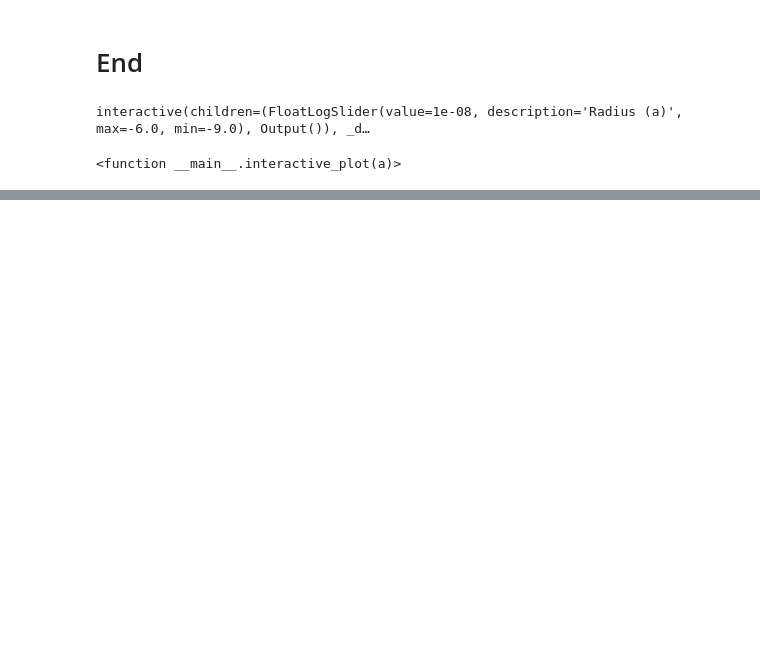
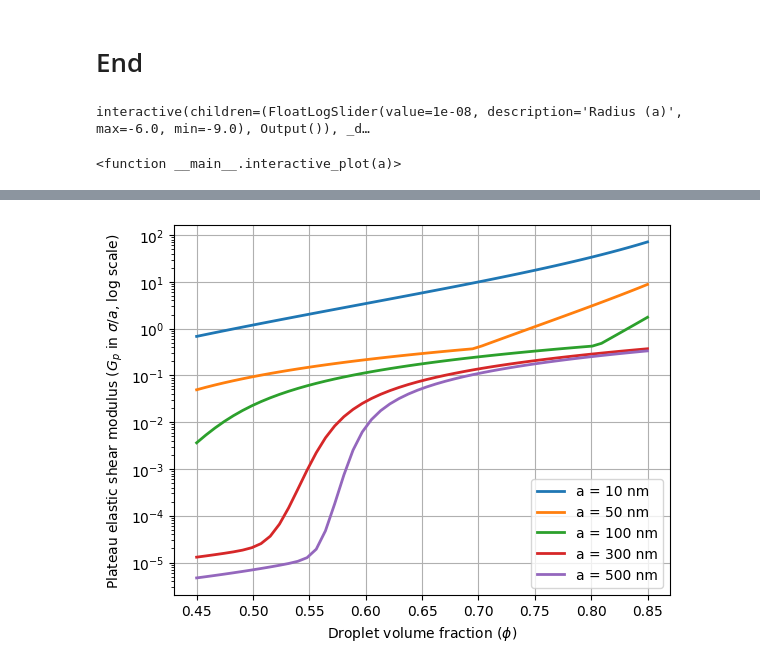
Before and after one commit to inxslynne/thesisproject, a Jupyter notebook: Kim&Mason/py-kimmason-final.ipynb, the cells around one changed output, grey strips where cells are left out. Cells and saved outputs as stored; diff of their text form; code cells hidden in the pictures; blank space fills up the shorter version.

```diff
--- a/Kim&Mason/py-kimmason-final.ipynb
+++ b/Kim&Mason/py-kimmason-final.ipynb
@@ -707,0 +727,48 @@ plt.show()
+# %%
+phi_vals = np.linspace(0.45, 0.85, num=50)
+gamma_vals = np.linspace(0, 0.01, num=50)
+a_values = [1e-8, 5e-8, 1e-7, 3e-7, 5e-7]
+
+plt.figure()
+
+for a in a_values:
+    G_p_values = []
+
+    for phi in phi_vals:
+        V_drop = (4 / 3) * np.pi * a**3
+
+        gamma_list = []
+        F_tot_star_list = []
+        for gamma in gamma_vals:
+            phi_d_star, _ = find_min_phi_d(phi, gamma, a)
+            F_tot_star = F_tot(phi_d_star, phi, gamma, a)
+            gamma_list.append(gamma)
+            F_tot_star_list.append(F_tot_star)
+
+        gamma_array = np.array(gamma_list)
+        F_tot_star_array = np.array(F_tot_star_list)
+
+        spline_tot = CubicSpline(gamma_array, F_tot_star_array)
+        second_derivative = spline_tot.derivative(2)(gamma_array)
+
+        G_p_prime = (phi / V_drop) * second_derivative[10]
+        G_p_values.append(G_p_prime)
+
+    G_p_values = np.array(G_p_values)
+
+    # Create appropriate label for each 'a'
+    if a >= 1e-3:
+        label_a = f'a = {a*1e3:.0f} mm'
+    else:
+        label_a = f'a = {a*1e9:.0f} nm'
+
+    plt.plot(phi_vals, (G_p_values * a / sigma), label=label_a, lw=2)
+
+plt.xlabel(r'Droplet volume fraction ($\phi$)')
+plt.ylabel(r'Plateau elastic shear modulus ($G_p$ in $\sigma/a$, log scale)')
+plt.yscale('log')
+plt.legend()
+plt.grid(True)
+plt.show()
+# %% [output]
+[figure, added]
```
Also changed, not shown: parts of 12 cells of this notebook, 3 other files.
